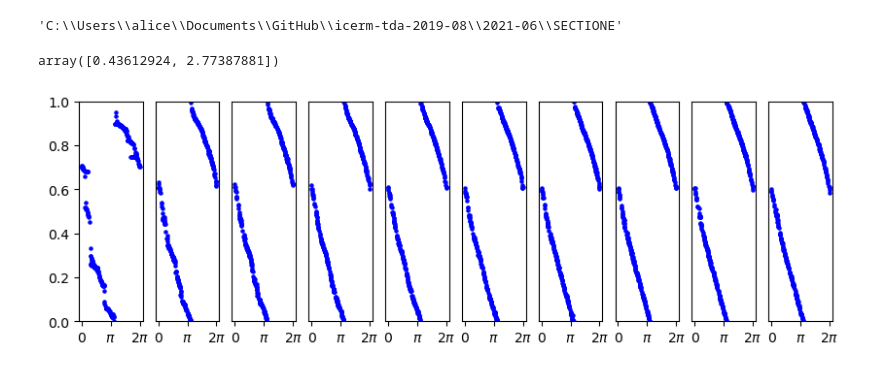
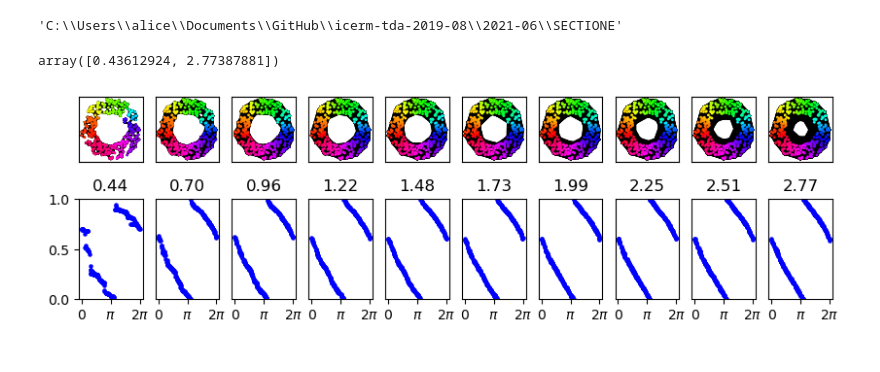
Before and after one commit to michiexile/icerm-tda-2019-08, a Jupyter notebook: 2021-06/SECTIONE/Fig E.2.ipynb, the cells around one changed output. Cells and saved outputs as stored; diff of their text form; code cells hidden in the pictures.

```diff
--- a/2021-06/SECTIONE/Fig E.2.ipynb
+++ b/2021-06/SECTIONE/Fig E.2.ipynb
@@ -54,29 +54,40 @@ def boundary_cocycles(rout, epsilon):
 
 longest = np.diff(data_ripser["dgms"][1]).argmax()
 epsilon = data_ripser["dgms"][1][longest][0]+.01
-# %%
-data_ripser["dgms"][1][longest]
-# %% [output]
-array([0.43612924, 2.77387881])
+# %%
+
+distances = data_ripser["dperm2all"]
+# %% [output]
+array([0.43612924, 2.77387881])
 # %%
 figure(figsize=(10,3),dpi=100)
 for i,epsilon in enumerate(linspace(0.4361293, 2.77387881,10)):
     Delta, cocycles = boundary_cocycles(data_ripser, epsilon)
+    edges = array((distances<=epsilon).nonzero()).T
 
     Z = cocycles[longest]
     zDx = spy.sparse.linalg.lsqr(Delta, array(Z).squeeze())
     gcc = mod(array(zDx[0]), 1.0)
 
     eg = 'threshold'
     theta = [2*pi-arccos(x/norm([x,y], ord=2)) if arcsin(y/norm([x,y], ord=2))<0 else arccos(x/norm([x,y], ord=2)) for x,y in points]
 
-    plt.subplot(1,10,i+1)
+    plt.subplot(2,10,i+1)
+    scatter(*points.T,c=gcc,cmap='hsv',s=1)
+    yticks([])
+    xticks([])
+    gca().set_aspect(1)
+    for a,b in edges:
+        Ax,Ay = points[a]
+        Bx,By = points[b]
+        plot([Ax,Bx],[Ay,By],c='k',zorder=0)
+    plt.subplot(2,10,i+11)
     scatter(theta,gcc,c='b',s=5)
-    title('{}')
+    title('{0:.2f}'.format(epsilon))
     if i>0:
         yticks([])
     xticks([0,pi,2*pi],[0,'$\pi$','2$\pi$'])
     ylim(0,1)
 savefig(eg+'-1.pdf',format='pdf')
 # %% [output]
-[figure, old version]
+[figure, new version]
```
Also changed, not shown: 1 other file.
